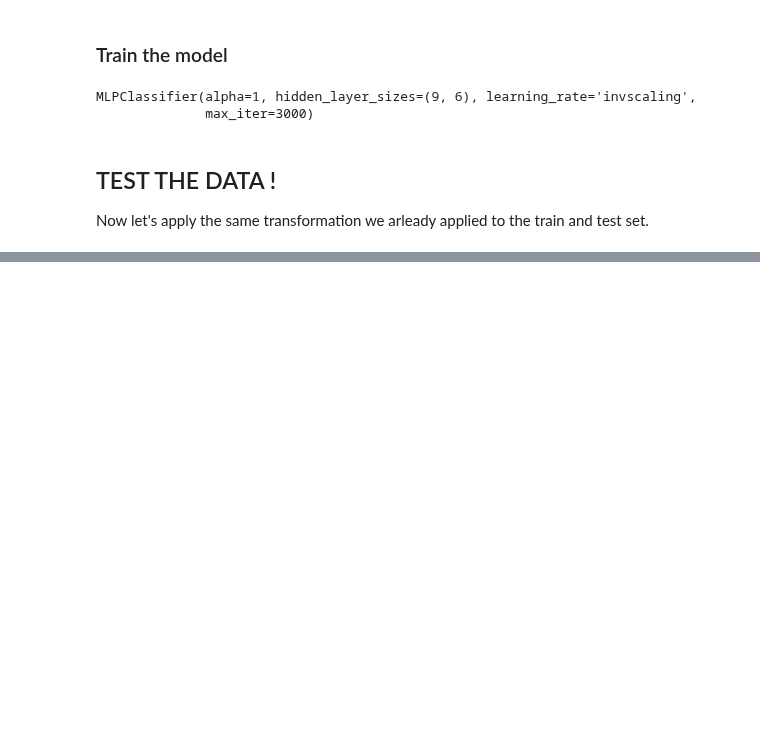
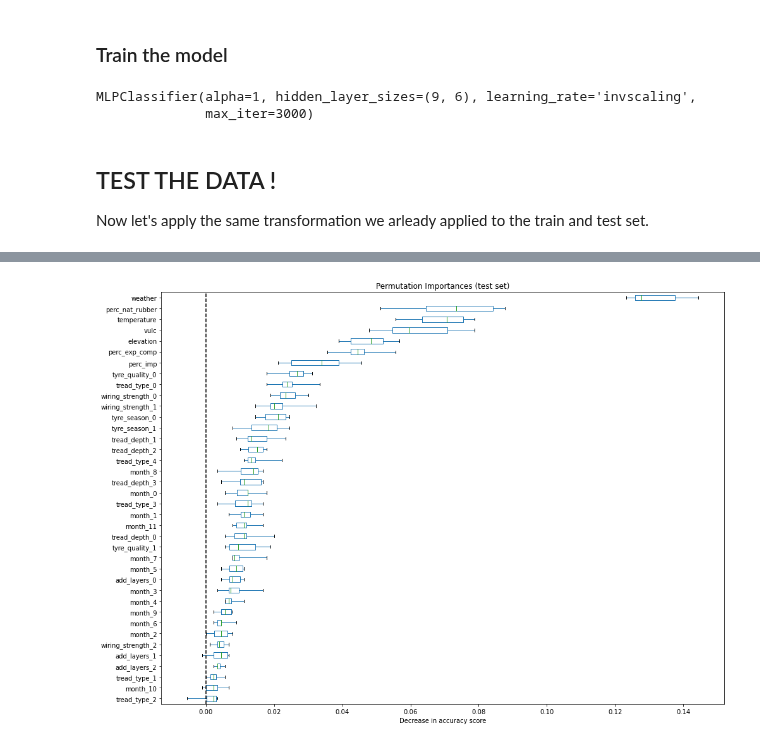
Before and after one commit to AndreaScarpellini1/ML-Project, a Jupyter notebook: Project .ipynb, the cells around one changed output, grey strips where cells are left out. Cells and saved outputs as stored; diff of their text form; code cells hidden in the pictures; blank space fills up the shorter version.

```diff
--- a/Project .ipynb
+++ b/Project .ipynb
@@ -1345,0 +1356,38 @@ p = pd.read_csv(r"C:\Users\scrpa\Downloads\model_predictions.csv (2).csv")
+# %%
+#let's re divide the same train and test data to inspect the features importances
+
+X=pd.concat([num,dummies], axis = 1)
+y=df['failure']
+X_train, X_test, y_train, y_test = train_test_split(X, y,
+                                                    test_size =0.30,
+                                                    stratify=y,        #preserve target propotions (probviamo non stratificata)
+                                                    random_state= 321) #fix random seed for replicability
+
+X_train[num.columns] = scaler.transform(X_train[num.columns])
+X_test[num.columns] = scaler.transform(X_test[num.columns])
+
+
+from sklearn.inspection import permutation_importance
+
+loaded_model.fit(X_test,y_test)
+result = permutation_importance(loaded_model,
+                                X_test,
+                                y_test,
+                                n_repeats=10,
+                                random_state=42,
+                                n_jobs=2)
+# %%
+sorted_importances_idx = result.importances_mean.argsort()
+importances = pd.DataFrame(result.importances[sorted_importances_idx].T,
+                           columns=X.columns[sorted_importances_idx],
+)
+
+
+
+ax = importances.plot.box(vert=False, whis=20,figsize=(14,10))
+ax.set_title("Permutation Importances (test set)")
+ax.axvline(x=0, color="k", linestyle="--")
+ax.set_xlabel("Decrease in accuracy score")
+ax.figure.tight_layout()
+# %% [output]
+[figure, added]
```
Also changed, not shown: parts of 21 cells of this notebook, 2 other files.
